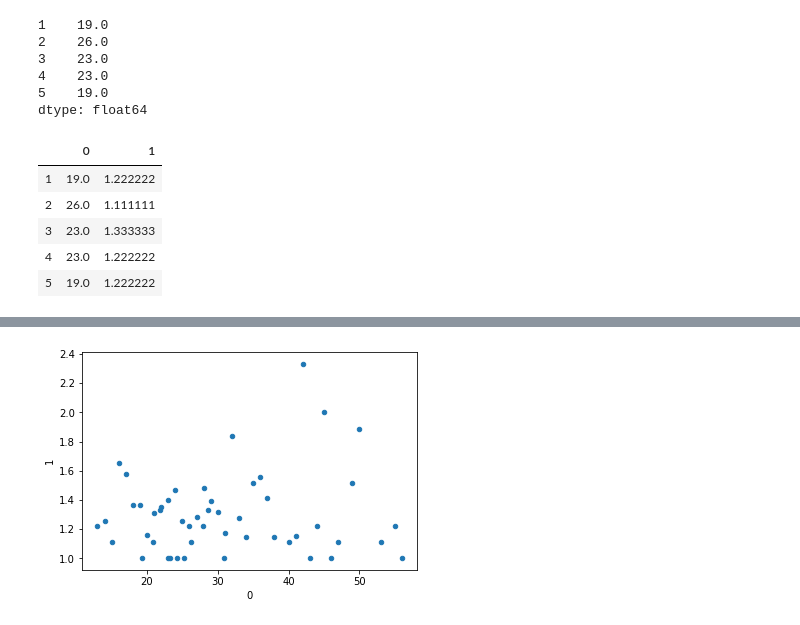
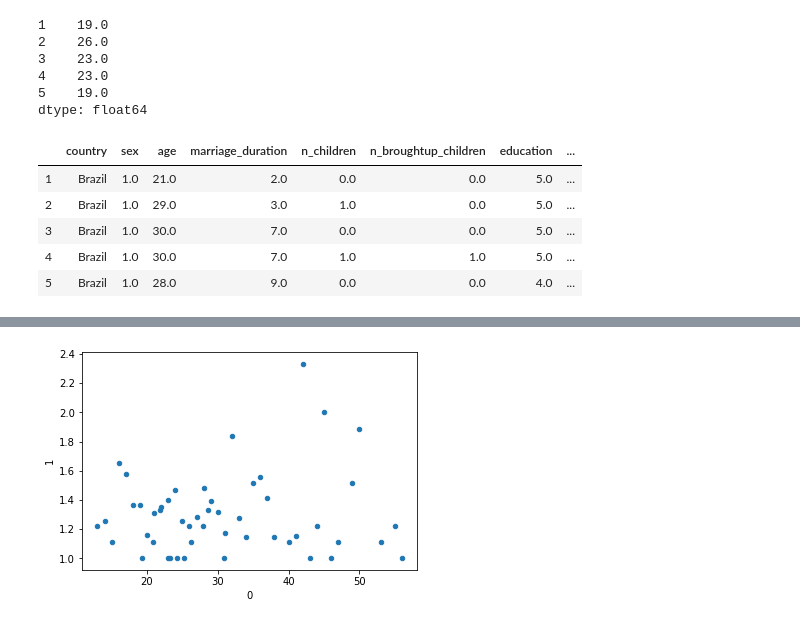
Before and after one commit to elliotmoose/AgeAndMaritalSatisfaction, a Jupyter notebook: exploration.ipynb, the cells around one changed output, grey strips where cells are left out. Saved outputs shown, nothing was run; the diff lists cells and outputs as text; code cells hidden in the pictures.

```diff
--- a/Untitled.ipynb
+++ b/exploration.ipynb
@@ -3,5 +3,5 @@ import pandas as pd
 # %%
 DATA_DIR ='data/Marital satisfaction_Data.xlsx'
 # %%
-alldata = pd.read_excel(DATA_DIR, sheet_name=None, header=1)
+allsheets = pd.read_excel(DATA_DIR, sheet_name=None, header=1)
 # %%
@@ -9,7 +9,7 @@ alldata.keys()
 # %% [output]
 odict_keys(['Arkusz1', 'Arkusz2', 'Arkusz3'])
 # %%
-df = alldata['Arkusz1']
+df = allsheets['Arkusz1']
 df.head()
 # %% [output]
 |  | Item number | 1 | 2 | 3 | 4 | 5 | 6 | 7 | 8 | 9 | ... | ... |
@@ -33,9 +63,7 @@ df.head()
 # %%
-mrq_cols = range(11,20)
-kansas_cols = range(20, 23)
-MRQ = df.iloc[:,11:20].mean(axis=1)
-KANSAS = df.iloc[:, 20:23].mean(axis=1)
-AGE = df.iloc[:, 2] - df.iloc[:, 3]
+MRQ = df.iloc[:,mrq_cols].mean(axis=1)
+KANSAS = df.iloc[:, kansas_cols].mean(axis=1)
+AGE_AT_MARRIAGE = df[age_col] - df[marriage_duration_col]
 # %%
 display(MRQ.head())
 display(KANSAS.head())
@@ -59,13 +87,32 @@ dtype: float64
 4    23.0
 5    19.0
 dtype: float64
+# %%
+col_names = ['country',
+            'sex',
+            'age',
+            'marriage_duration',
+            'n_children',
+            'n_broughtup_children',
+            'education',
+            'material_status',
+            'religion',
+            'religiousity',
+            'pension',
+            'age_at_marriage',
+            'mrq',
+            'kansas']
 # %%
-MRQ_overall = pd.concat([AGE, MRQ], axis=1)
-MRQ_overall.head()
+data = pd.concat([df.iloc[:, :11],
+                 AGE_AT_MARRIAGE,
+                 MRQ,
+                 KANSAS], axis=1)
+data.columns = col_names
+data.head()
 # %% [output]
-|  | 0 | 1 |
-| 1 | 19.0 | 1.222222 |
-| 2 | 26.0 | 1.111111 |
-| 3 | 23.0 | 1.333333 |
-| 4 | 23.0 | 1.222222 |
-| 5 | 19.0 | 1.222222 |
+|  | country | sex | age | marriage_duration | n_children | n_broughtup_children | education | ... |
+| 1 | Brazil | 1.0 | 21.0 | 2.0 | 0.0 | 0.0 | 5.0 | ... |
+| 2 | Brazil | 1.0 | 29.0 | 3.0 | 1.0 | 0.0 | 5.0 | ... |
+| 3 | Brazil | 1.0 | 30.0 | 7.0 | 0.0 | 0.0 | 5.0 | ... |
+| 4 | Brazil | 1.0 | 30.0 | 7.0 | 1.0 | 1.0 | 5.0 | ... |
+| 5 | Brazil | 1.0 | 28.0 | 9.0 | 0.0 | 0.0 | 4.0 | ... |
```
Also changed, not shown: parts of 12 cells of this notebook.
